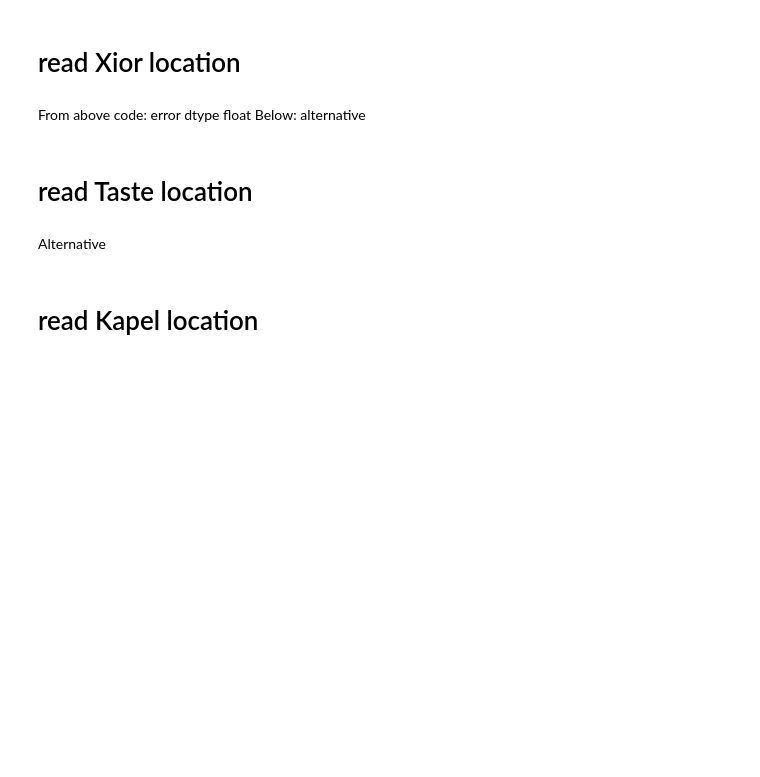
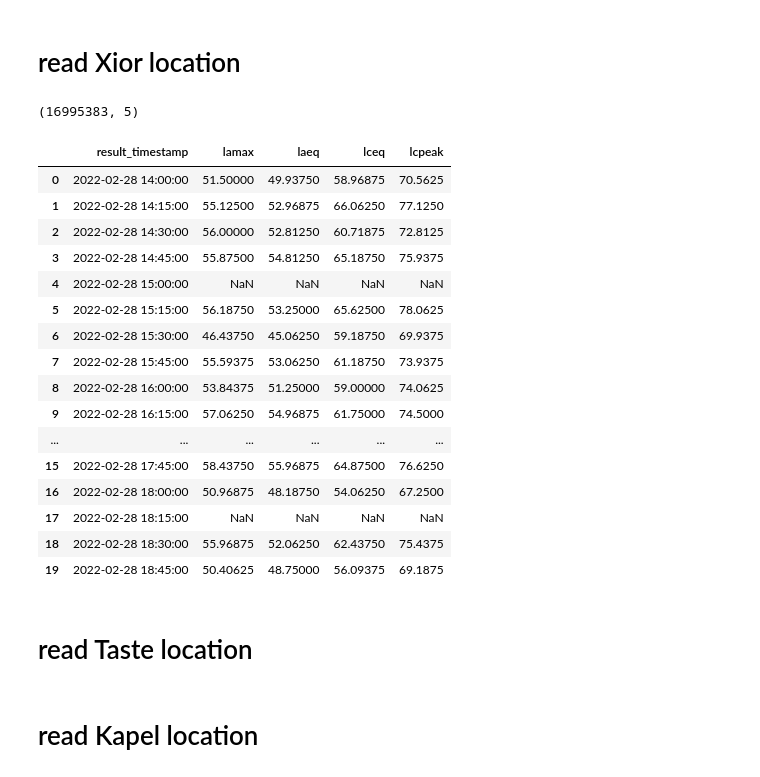
Before and after one commit to AnastasiaDv491/Modern-Data-Analytics-Backend, a Jupyter notebook: Data wrangling.ipynb, the cells around one changed output. Drawn from its saved outputs; the diff is of its cells as text; code cells hidden in the pictures; blank space fills up the shorter version.

```diff
--- a/Data wrangling.ipynb
+++ b/Data wrangling.ipynb
@@ -67,20 +154,17 @@ missing_oct_df
 # read Xior location
 # %%
 custom_date_parser = lambda x: datetime.strptime(x, '%d/%m/%Y %H:%M:%S.%f')
-path = 'C:/Users/nastj/Downloads/Full Data Set/'
+path = '/Users/siucheung/School/Modern Data Analytics/project/Full Data Set/'
 
 csv_files = glob.glob(path + "/*/*xior.csv")
 df_list = (pd.read_csv(file, sep=';',
-                     usecols=['result_timestamp','lamax','laeq','lceq','lcpeak'],
-                       dtype={'lamax':'float','laeq':'float16','lceq':'float16','lcpeak':'float16'},
+                       usecols=['result_timestamp','lamax','laeq','lceq','lcpeak'],
+                       dtype={'lamax':'float16','laeq':'float16','lceq':'float16','lcpeak':'float16'},
                        parse_dates=['result_timestamp'],
                        date_parser=custom_date_parser)
                        for file in csv_files)
 
 full_xior_df = pd.concat(df_list, ignore_index=True)
 full_xior_df.shape
-
-del df_list
+# %% [output]
+(16995383, 5)
-# %% [markdown]
-From above code: error dtype float
-Below: alternative
@@ -99,7 +174,27 @@ full_xior_df = full_xior_df.resample('20min',closed = 'right', on='result_timest
 full_xior_df.reset_index(inplace=True)
 full_xior_df.to_parquet('Dataset/full_xior_df.parquet')
 # %%
-pd.read_parquet('Dataset/full_xior_df.parquet')
+try_df = pd.read_parquet('Dataset/full_xior_df.parquet')
+# %%
+try_df.head(20)
+# %% [output]
+|  | result_timestamp | lamax | laeq | lceq | lcpeak |
+| 0 | 2022-02-28 14:00:00 | 51.50000 | 49.93750 | 58.96875 | 70.5625 |
+| 1 | 2022-02-28 14:15:00 | 55.12500 | 52.96875 | 66.06250 | 77.1250 |
+| 2 | 2022-02-28 14:30:00 | 56.00000 | 52.81250 | 60.71875 | 72.8125 |
+| 3 | 2022-02-28 14:45:00 | 55.87500 | 54.81250 | 65.18750 | 75.9375 |
+| 4 | 2022-02-28 15:00:00 | NaN | NaN | NaN | NaN |
+| 5 | 2022-02-28 15:15:00 | 56.18750 | 53.25000 | 65.62500 | 78.0625 |
+| 6 | 2022-02-28 15:30:00 | 46.43750 | 45.06250 | 59.18750 | 69.9375 |
+| 7 | 2022-02-28 15:45:00 | 55.59375 | 53.06250 | 61.18750 | 73.9375 |
+| 8 | 2022-02-28 16:00:00 | 53.84375 | 51.25000 | 59.00000 | 74.0625 |
+| 9 | 2022-02-28 16:15:00 | 57.06250 | 54.96875 | 61.75000 | 74.5000 |
+| ... | ... | ... | ... | ... | ... |
+| 15 | 2022-02-28 17:45:00 | 58.43750 | 55.96875 | 64.87500 | 76.6250 |
+| 16 | 2022-02-28 18:00:00 | 50.96875 | 48.18750 | 54.06250 | 67.2500 |
+| 17 | 2022-02-28 18:15:00 | NaN | NaN | NaN | NaN |
+| 18 | 2022-02-28 18:30:00 | 55.96875 | 52.06250 | 62.43750 | 75.4375 |
+| 19 | 2022-02-28 18:45:00 | 50.40625 | 48.75000 | 56.09375 | 69.1875 |
 # %% [markdown]
 # read Taste location
 # %%
@@ -121,4 +216,2 @@ full_taste_df = full_taste_df.resample('20min',closed = 'right', on='result_time
 full_taste_df.reset_index(inplace=True)
 full_taste_df.to_parquet('Dataset/full_taste_df.parquet')
-# %% [markdown]
-Alternative
```
Also changed, not shown: parts of 33 cells of this notebook.
